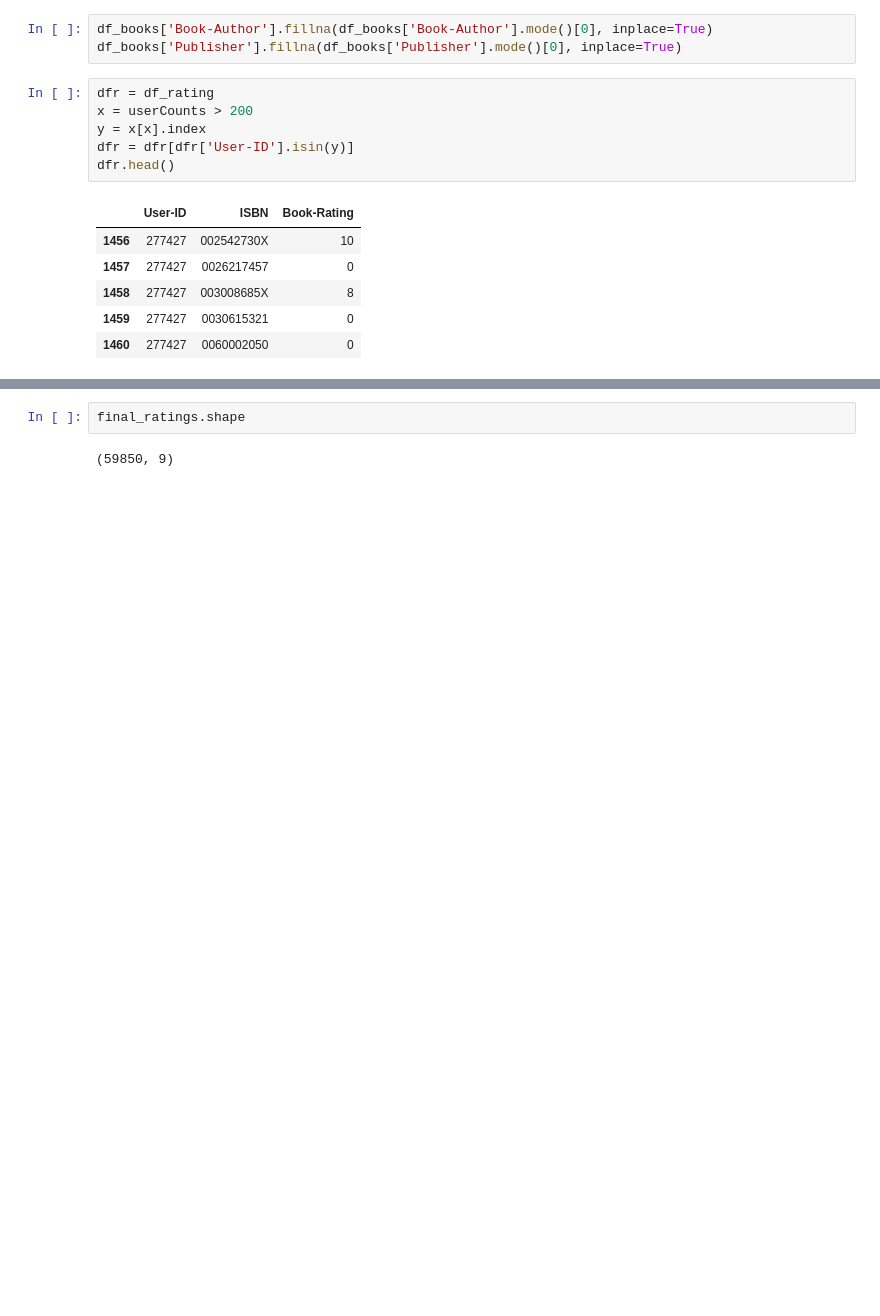
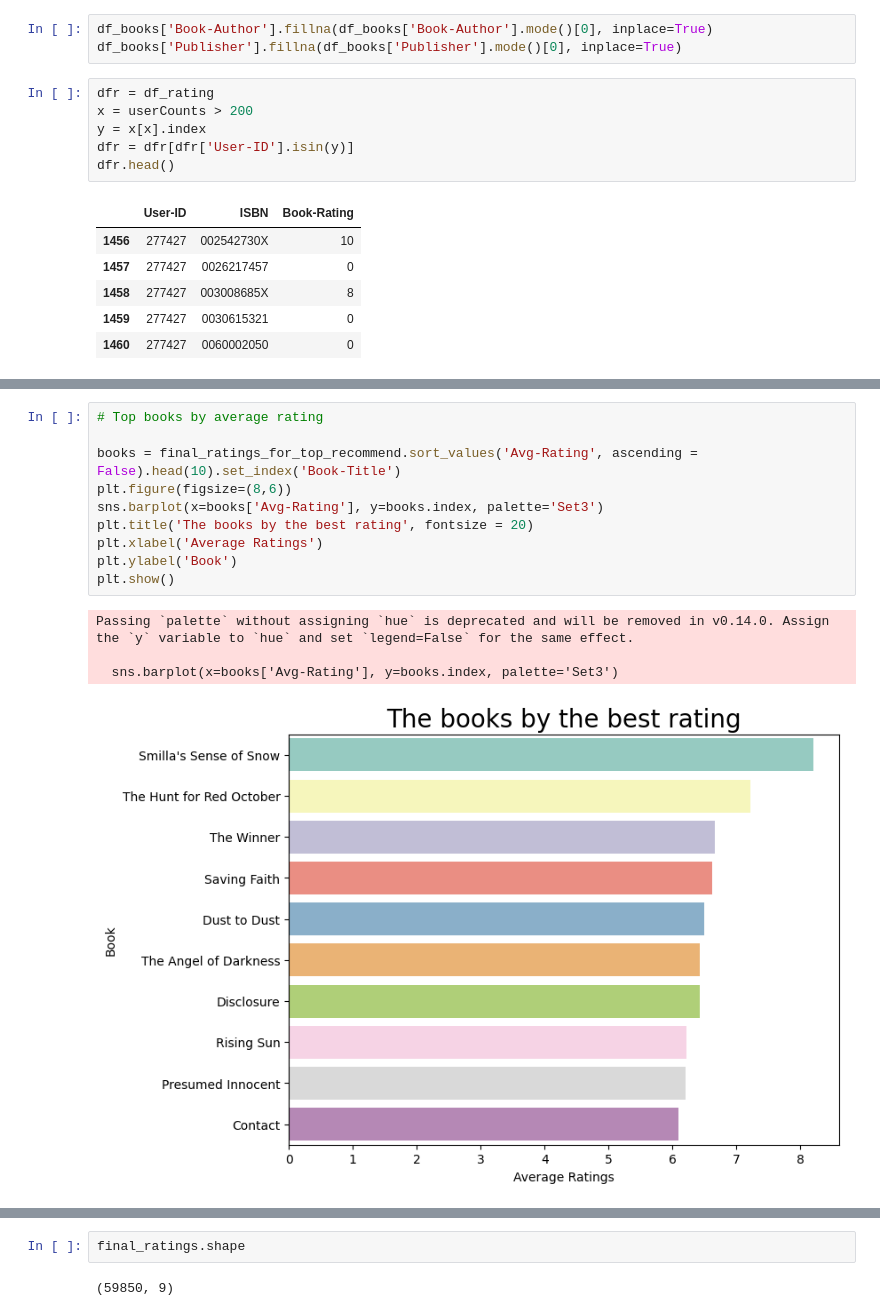
Before and after one commit to Royal1shrestha/Google_Collab, a Jupyter notebook: Reccomender_System.ipynb, the cells around one changed output, grey strips where cells are left out. Drawn from its saved outputs; the diff is of its cells as text; blank space fills up the shorter version.

```diff
--- a/Reccomender_System.ipynb
+++ b/Reccomender_System.ipynb
@@ -103,0 +231,15 @@ final_ratings.drop_duplicates(['User-ID','Book-Title'], inplace=True)
+# %%
+# Top books by average rating
+
+books = final_ratings_for_top_recommend.sort_values('Avg-Rating', ascending = False).head(10).set_index('Book-Title')
+plt.figure(figsize=(8,6))
+sns.barplot(x=books['Avg-Rating'], y=books.index, palette='Set3')
+plt.title('The books by the best rating', fontsize = 20)
+plt.xlabel('Average Ratings')
+plt.ylabel('Book')
+plt.show()
+# %% [output]
+Passing `palette` without assigning `hue` is deprecated and will be removed in v0.14.0. Assign the `y` variable to `hue` and set `legend=False` for the same effect.
+
+  sns.barplot(x=books['Avg-Rating'], y=books.index, palette='Set3')
+[figure, added]
```
Also changed, not shown: parts of 36 cells of this notebook.
